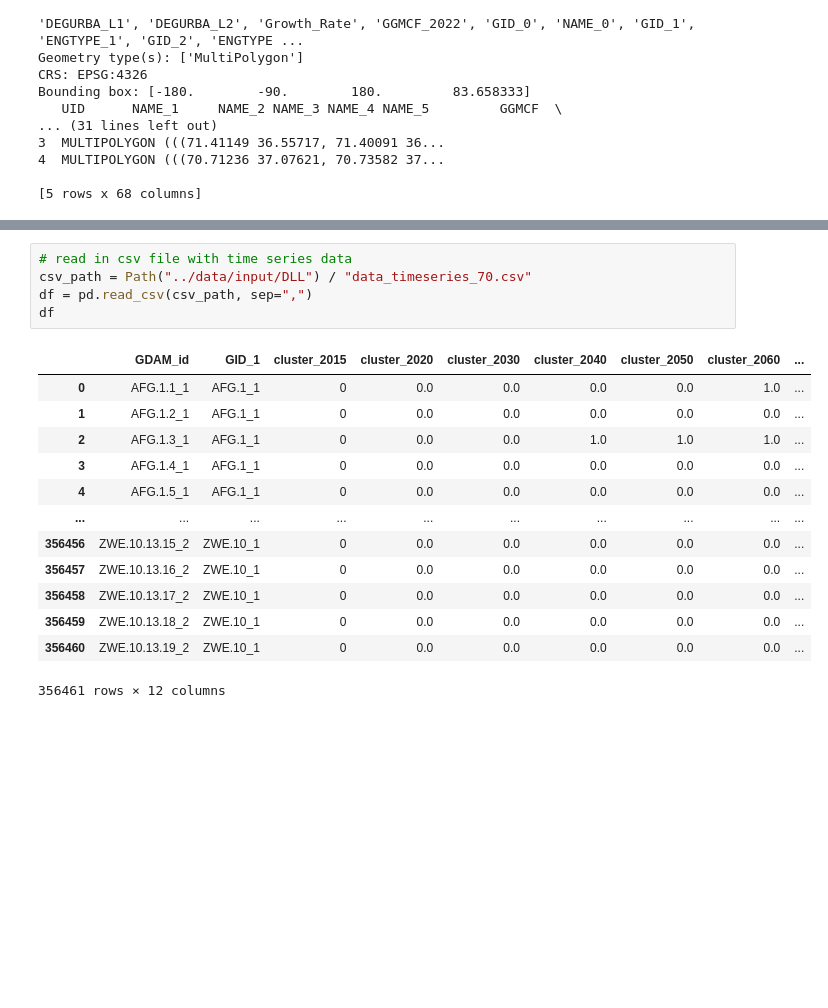
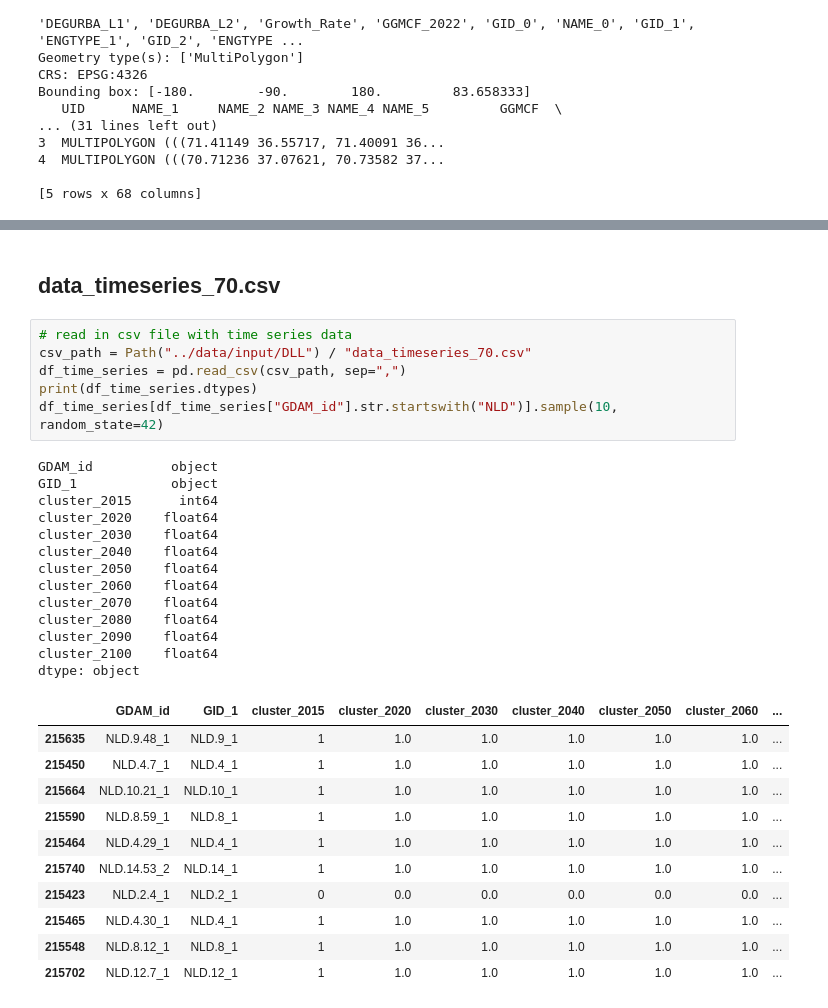
Before and after one commit to imagepbl/downscaling, a Jupyter notebook: Kaya_downscaling/downscaling/check_urban_areas_classification.ipynb, the cells around one changed output, grey strips where cells are left out. Cells and saved outputs as stored; diff of their text form; blank space fills up the shorter version.

```diff
--- a/Kaya_downscaling/downscaling/check_urban_areas_classification.ipynb
+++ b/Kaya_downscaling/downscaling/check_urban_areas_classification.ipynb
@@ -73,19 +73,33 @@ print(tabulate(selected, headers="keys", tablefmt="grid", showindex=False, float
+# %% [markdown]
+## data_timeseries_70.csv
 # %%
 # read in csv file with time series data
 csv_path = Path("../data/input/DLL") / "data_timeseries_70.csv"
-df = pd.read_csv(csv_path, sep=",")
-df
+df_time_series = pd.read_csv(csv_path, sep=",")
+print(df_time_series.dtypes)
+df_time_series[df_time_series["GDAM_id"].str.startswith("NLD")].sample(10, random_state=42)
 # %% [output]
+GDAM_id          object
+GID_1            object
+cluster_2015      int64
+cluster_2020    float64
+cluster_2030    float64
+cluster_2040    float64
+cluster_2050    float64
+cluster_2060    float64
+cluster_2070    float64
+cluster_2080    float64
+cluster_2090    float64
+cluster_2100    float64
+dtype: object
 |  | GDAM_id | GID_1 | cluster_2015 | cluster_2020 | cluster_2030 | cluster_2040 | cluster_2050 | cluster_2060 | ... |
-| 0 | AFG.1.1_1 | AFG.1_1 | 0 | 0.0 | 0.0 | 0.0 | 0.0 | 1.0 | ... |
-| 1 | AFG.1.2_1 | AFG.1_1 | 0 | 0.0 | 0.0 | 0.0 | 0.0 | 0.0 | ... |
-| 2 | AFG.1.3_1 | AFG.1_1 | 0 | 0.0 | 0.0 | 1.0 | 1.0 | 1.0 | ... |
-| 3 | AFG.1.4_1 | AFG.1_1 | 0 | 0.0 | 0.0 | 0.0 | 0.0 | 0.0 | ... |
-| 4 | AFG.1.5_1 | AFG.1_1 | 0 | 0.0 | 0.0 | 0.0 | 0.0 | 0.0 | ... |
-| ... | ... | ... | ... | ... | ... | ... | ... | ... | ... |
-| 356456 | ZWE.10.13.15_2 | ZWE.10_1 | 0 | 0.0 | 0.0 | 0.0 | 0.0 | 0.0 | ... |
-| 356457 | ZWE.10.13.16_2 | ZWE.10_1 | 0 | 0.0 | 0.0 | 0.0 | 0.0 | 0.0 | ... |
-| 356458 | ZWE.10.13.17_2 | ZWE.10_1 | 0 | 0.0 | 0.0 | 0.0 | 0.0 | 0.0 | ... |
-| 356459 | ZWE.10.13.18_2 | ZWE.10_1 | 0 | 0.0 | 0.0 | 0.0 | 0.0 | 0.0 | ... |
-| 356460 | ZWE.10.13.19_2 | ZWE.10_1 | 0 | 0.0 | 0.0 | 0.0 | 0.0 | 0.0 | ... |
+| 215635 | NLD.9.48_1 | NLD.9_1 | 1 | 1.0 | 1.0 | 1.0 | 1.0 | 1.0 | ... |
+| 215450 | NLD.4.7_1 | NLD.4_1 | 1 | 1.0 | 1.0 | 1.0 | 1.0 | 1.0 | ... |
+| 215664 | NLD.10.21_1 | NLD.10_1 | 1 | 1.0 | 1.0 | 1.0 | 1.0 | 1.0 | ... |
+| 215590 | NLD.8.59_1 | NLD.8_1 | 1 | 1.0 | 1.0 | 1.0 | 1.0 | 1.0 | ... |
+| 215464 | NLD.4.29_1 | NLD.4_1 | 1 | 1.0 | 1.0 | 1.0 | 1.0 | 1.0 | ... |
+| 215740 | NLD.14.53_2 | NLD.14_1 | 1 | 1.0 | 1.0 | 1.0 | 1.0 | 1.0 | ... |
+| 215423 | NLD.2.4_1 | NLD.2_1 | 0 | 0.0 | 0.0 | 0.0 | 0.0 | 0.0 | ... |
+| 215465 | NLD.4.30_1 | NLD.4_1 | 1 | 1.0 | 1.0 | 1.0 | 1.0 | 1.0 | ... |
+| 215548 | NLD.8.12_1 | NLD.8_1 | 1 | 1.0 | 1.0 | 1.0 | 1.0 | 1.0 | ... |
+| 215702 | NLD.12.7_1 | NLD.12_1 | 1 | 1.0 | 1.0 | 1.0 | 1.0 | 1.0 | ... |
-356461 rows × 12 columns
```
Also changed, not shown: parts of 7 cells of this notebook, 17 other files.
